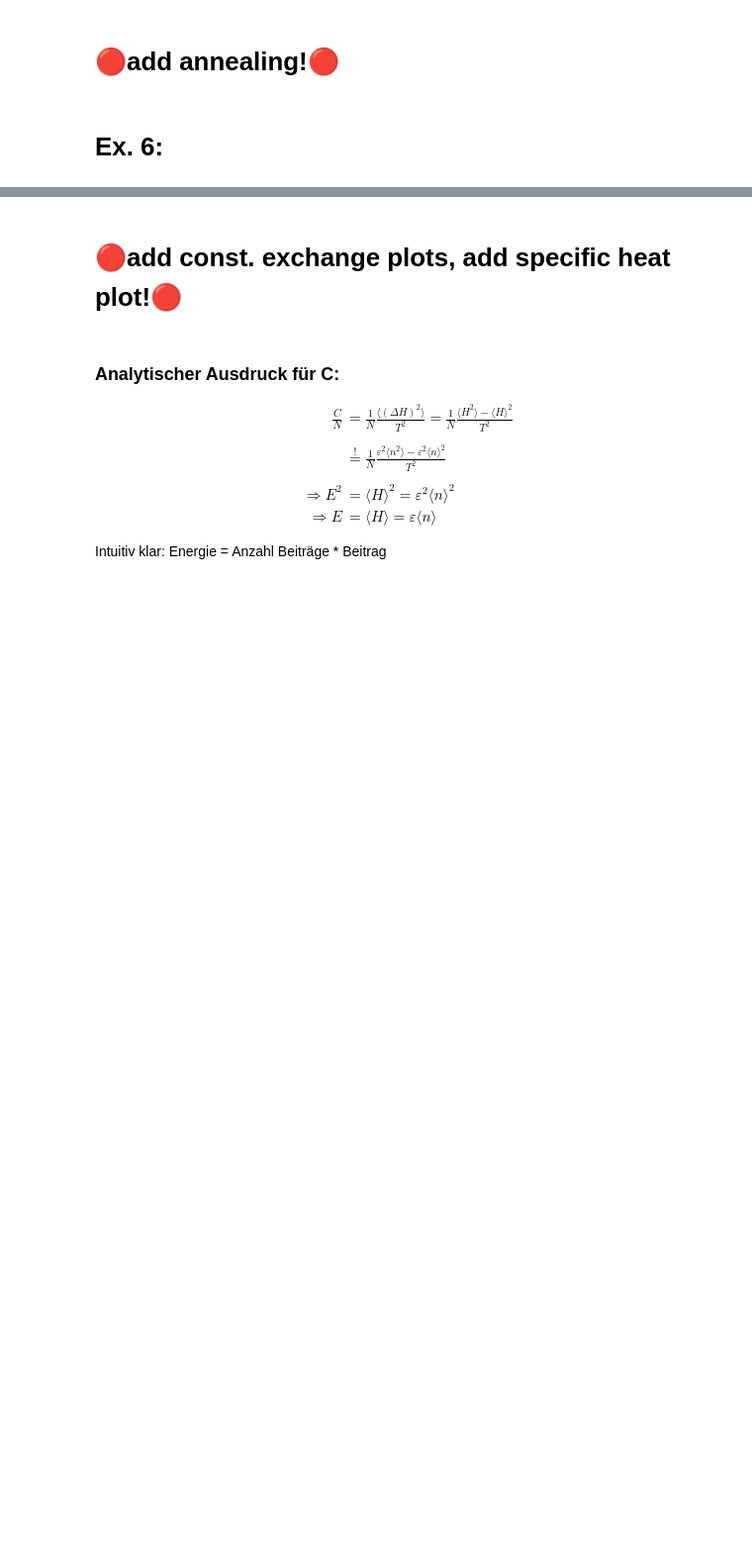
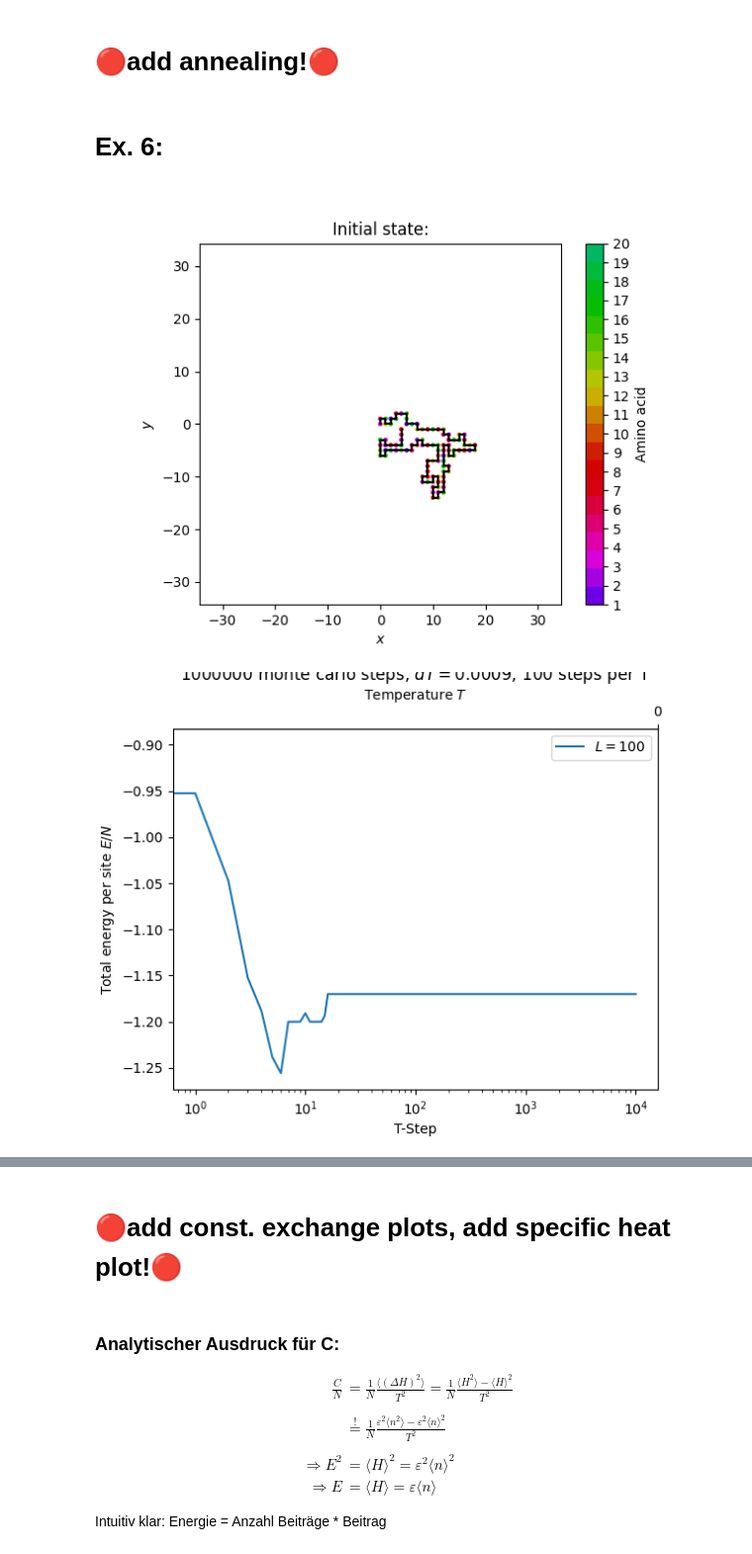
Before and after one commit to Konemu/ProteinAnnealing, a Jupyter notebook: nb.ipynb, the cells around one changed output, grey strips where cells are left out. Shown at 99% size. Saved outputs shown, nothing was run; the diff lists cells and outputs as text; code cells hidden in the pictures; blank space fills up the shorter version.

Commit message:
mainly added first part interaction

```diff
--- a/nb.ipynb
+++ b/nb.ipynb
@@ -35,7 +36,7 @@ NUM_AVGS_EVALUES = int(1e6)
 
 NUM_MC_STEPS = int(1e5)
 
-NUM_T_STEPS_ANNEALING = int(2e4)
+NUM_T_STEPS_ANNEALING = int(1e4)
 NUM_STEPS_AT_T_ANNEALING = int(1e2)
 INIT_TEMP_ANNEALING = 10
 FINAL_TEMP_ANNEALING = 1
@@ -122,3 +123,16 @@ plt.savefig(f'figures/ex5_protein.{FMT}', dpi = DPI, format = FMT)
 # 🔴add annealing!🔴
 # %% [markdown]
 # Ex. 6:
+# %%
+J = np.full((20,20), -3)
+
+ergs, grid, coord_vec, fig, ax, ax2, figPrev, axPrev = interaction.given_interaction_matrix(length=LEN_PROTEINS, T_steps=NUM_T_STEPS_ANNEALING, num_at_T=NUM_STEPS_AT_T_ANNEALING, T_i=INIT_TEMP_ANNEALING, T_f=FINAL_TEMP_ANNEALING,J = J, path="")
+axPrev.set_title("Initial state:")
+figPrev.savefig(f'figures/ex5_protein_prev.{FMT}', dpi = DPI, format = FMT)
+fig.savefig(f'figures/ex5_erg.{FMT}', dpi = DPI, format = FMT)
+fig3, ax3 = randomwalk.plot_protein(coord_vec=coord_vec, dim=LEN_PROTEINS/3, path="")
+ax3.set_title("Final state:")
+plt.savefig(f'figures/ex5_protein.{FMT}', dpi = DPI, format = FMT)
+# %% [output]
+[figure, added]
+[figure, added]
```
Also changed, not shown: parts of 6 cells of this notebook, 12 other files.
